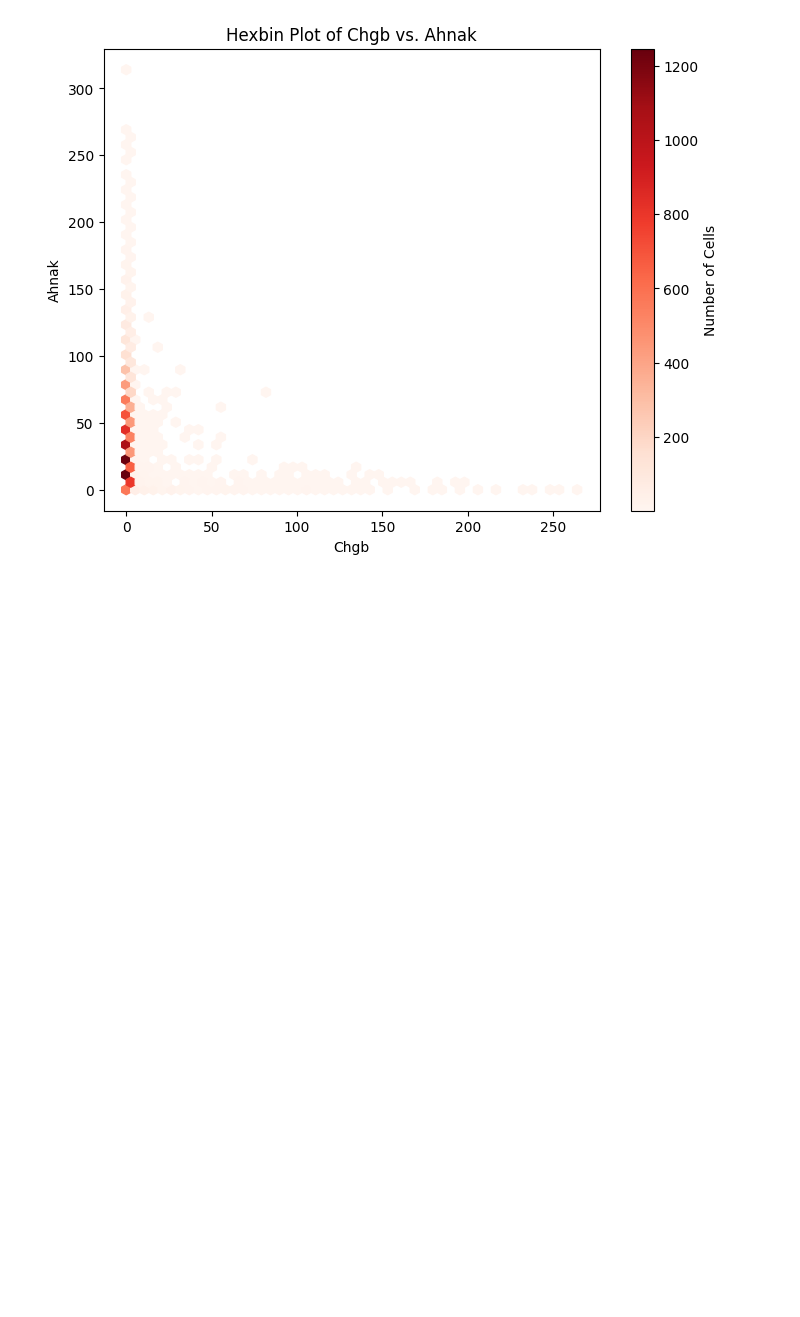
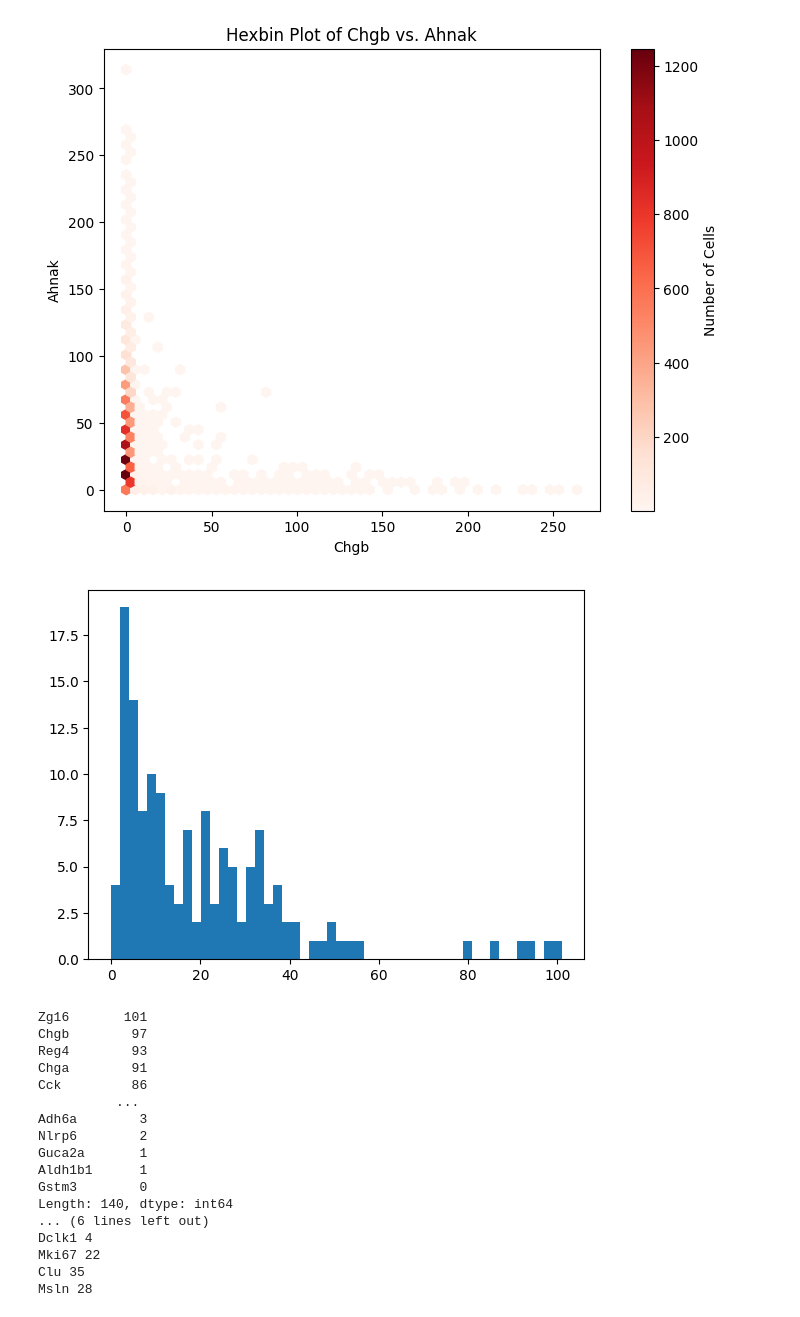
Before and after one commit to arjunrajlaboratory/l-metric, a Jupyter notebook: l_metric_demo.ipynb, the cells around one changed output. Saved outputs shown, nothing was run; the diff lists cells and outputs as text; code cells hidden in the pictures; blank space fills up the shorter version.

```diff
--- a/l_metric_demo.ipynb
+++ b/l_metric_demo.ipynb
@@ -93,3 +103,40 @@ calculator.plot_hexbin('Chgb', 'Ahnak')
 [figure]
 [figure]
 [figure]
+# %%
+import matplotlib.pyplot as plt
+# For each column, find the number of elements below -0.05
+
+df = calculator.l_metric_matrix.apply(lambda col: (col < -0.05).sum())
+
+# Then make a histogram of that number
+plt.hist(df, bins=50)
+plt.show()
+
+# Now sort the dataframe by the number of elements below -0.05
+df = df.sort_values(ascending=False)
+pprint.pprint(df)
+
+# Now print the values of the dataframe for these genes:
+# Enterocyte: Alpi, EEC: Chga, Paneth: Lyz1, Goblet: Muc2, Stem: Lgr5 and Olfm4, Tuft: Dclk1, Progenitor: Mki67, regenerative: Clu, Msln
+for gene in ['Alpi', 'Chga', 'Lyz1', 'Muc2', 'Lgr5', 'Olfm4', 'Dclk1', 'Mki67', 'Clu', 'Msln']:
+    print(gene, df[gene])
+# %% [output]
+[figure, added]
+Zg16       101
+Chgb        97
+Reg4        93
+Chga        91
+Cck         86
+          ...
+Adh6a        3
+Nlrp6        2
+Guca2a       1
+Aldh1b1      1
+Gstm3        0
+Length: 140, dtype: int64
+... (6 lines left out)
+Dclk1 4
+Mki67 22
+Clu 35
+Msln 28
```
Also changed, not shown: parts of 6 cells of this notebook, 1 other file.
